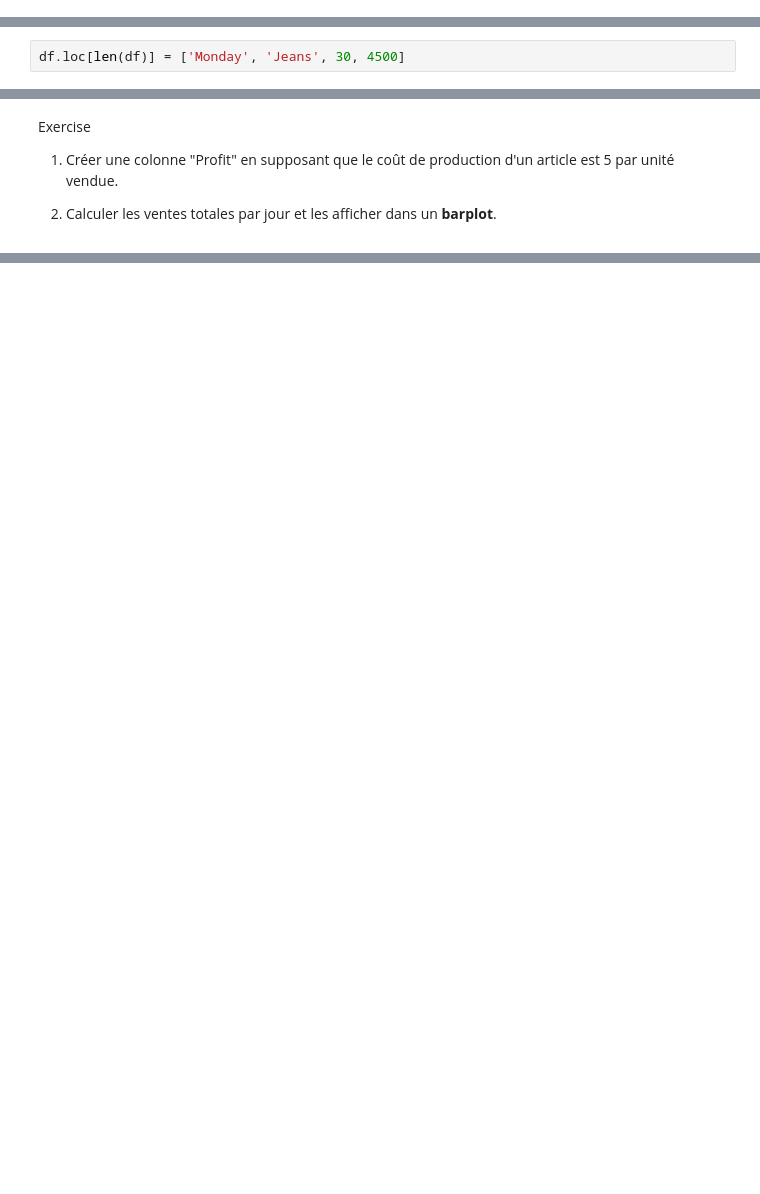
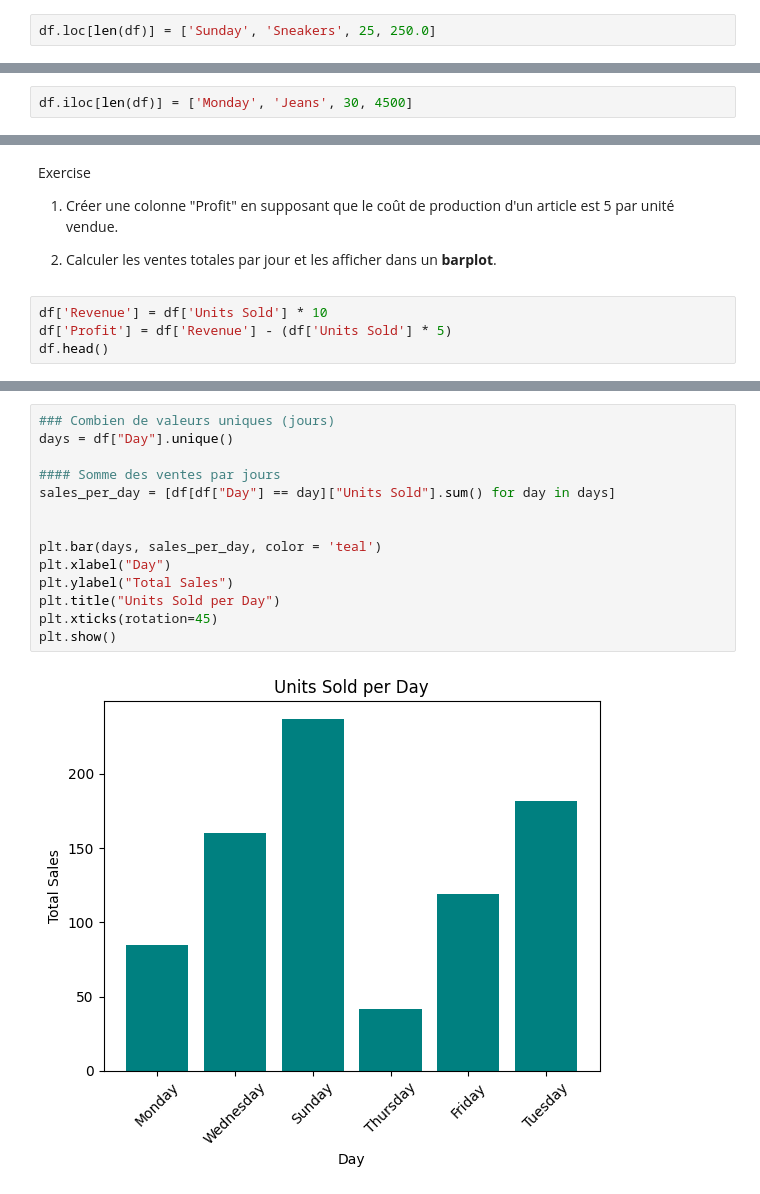
Before and after one commit to mrgeooo14/nomades_to_submit, a Jupyter notebook: DS_day3_pandas.ipynb, the cells around one changed output, grey strips where cells are left out. Saved outputs shown, nothing was run; the diff lists cells and outputs as text; blank space fills up the shorter version.

```diff
--- a/DS_day3_pandas.ipynb
+++ b/DS_day3_pandas.ipynb
@@ -343,2 +694,4 @@ df
 # %% [markdown]
 Autre méthode : Utiliser .loc pour ajouter une ligne
+# %%
+df.loc[len(df)] = ['Sunday', 'Sneakers', 25, 250.0]
@@ -345,5 +718,5 @@ Autre méthode : Utiliser .loc pour ajouter une ligne
 # %%
-df.loc[len(df)] = ['Monday', 'Jeans', 30, 4500]
+df.iloc[len(df)] = ['Monday', 'Jeans', 30, 4500]
 # %%
 df_extra = pd.DataFrame({'Discount': [5, 10, 0, 20, 15]})
 df_expanded = pd.concat([df, df_extra], axis=1)
@@ -371,3 +820,7 @@ Exercise
 1) Créer une colonne "Profit" en supposant que le coût de production d'un article est 5 par unité vendue.
 
 2) Calculer les ventes totales par jour et les afficher dans un **barplot**.
+# %%
+df['Revenue'] = df['Units Sold'] * 10
+df['Profit'] = df['Revenue'] - (df['Units Sold'] * 5)
+df.head()
@@ -373,0 +834,16 @@ Exercise
+# %%
+### Combien de valeurs uniques (jours)
+days = df["Day"].unique()
+
+#### Somme des ventes par jours
+sales_per_day = [df[df["Day"] == day]["Units Sold"].sum() for day in days]
+
+
+plt.bar(days, sales_per_day, color = 'teal')
+plt.xlabel("Day")
+plt.ylabel("Total Sales")
+plt.title("Units Sold per Day")
+plt.xticks(rotation=45)
+plt.show()
+# %% [output]
+[figure, added]
```
Also changed, not shown: parts of 52 cells of this notebook, 1 other file.
